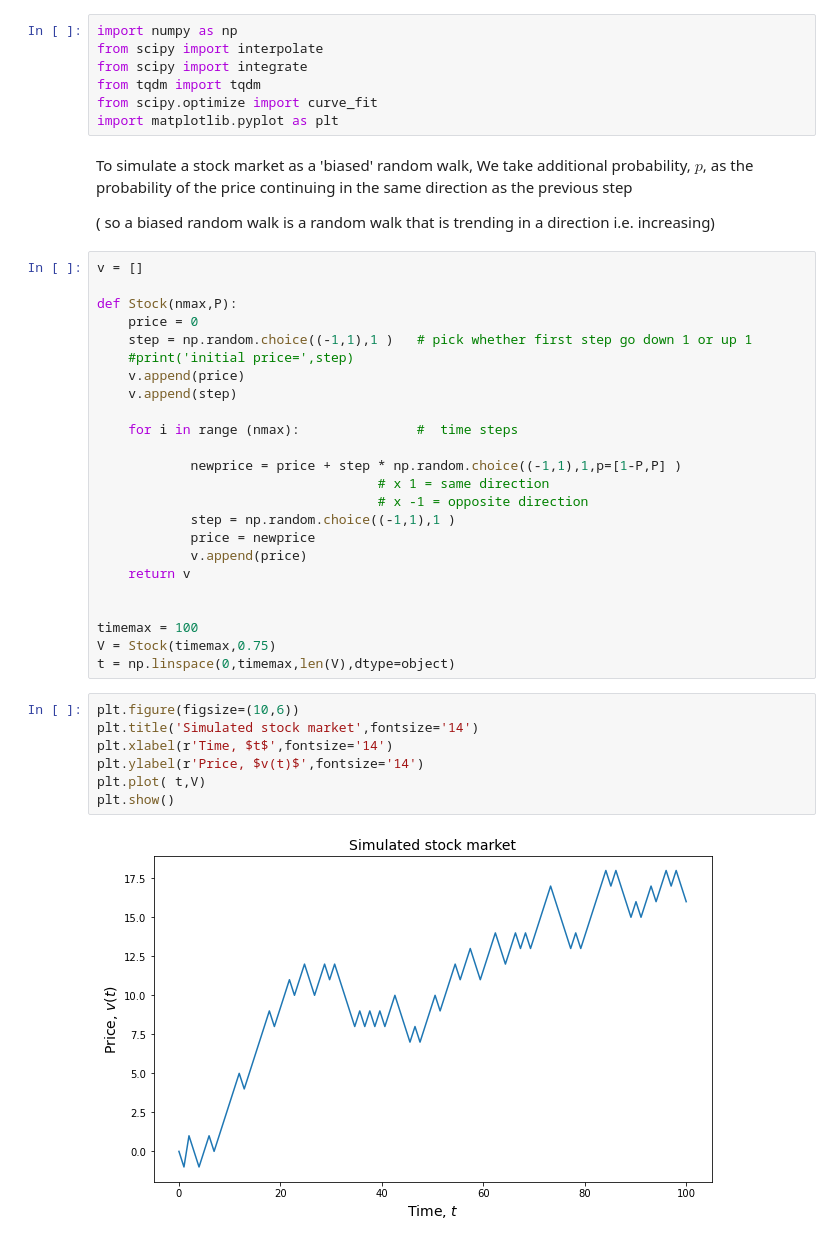
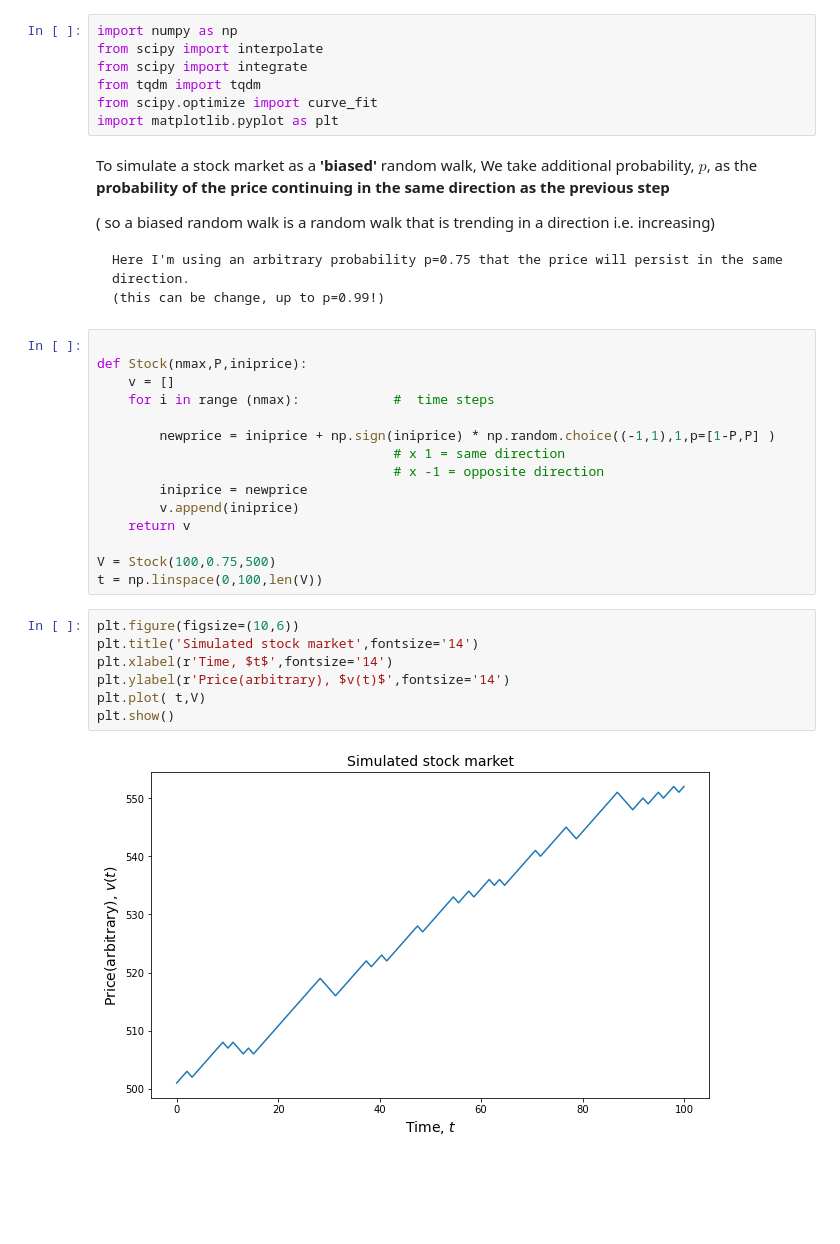
Before and after one commit to kamvanit/DataAnalysisCollection, a Jupyter notebook: Stock Market.ipynb, the cells around one changed output. Saved outputs shown, nothing was run; the diff lists cells and outputs as text; blank space fills up the shorter version.

```diff
--- a/Stock Market.ipynb
+++ b/Stock Market.ipynb
@@ -28,43 +30,37 @@ from tqdm import tqdm
 from scipy.optimize import curve_fit
 import matplotlib.pyplot as plt
 # %% [markdown]
-To simulate a stock market as a 'biased' random walk,
-We take additional probability, $p$, as the probability of the price continuing in the same direction as the previous step
+To simulate a stock market as a **'biased'** random walk,
+We take additional probability, $p$, as the **probability of the price continuing in the same direction as the previous step**
 
 ( so a biased random walk is a random walk that is trending in a direction i.e. increasing)
+
+    Here I'm using an arbitrary probability p=0.75 that the price will persist in the same direction.
+    (this can be change, up to p=0.99!)
 # %%
-v = []
 
-def Stock(nmax,P):
-    price = 0
-    step = np.random.choice((-1,1),1 )   # pick whether first step go down 1 or up 1
-    #print('initial price=',step)
-    v.append(price)
-    v.append(step)
+def Stock(nmax,P,iniprice):
+    v = []
+    for i in range (nmax):            #  time steps
 
-    for i in range (nmax):               #  time steps
-
-            newprice = price + step * np.random.choice((-1,1),1,p=[1-P,P] )
-                                    # x 1 = same direction
-                                    # x -1 = opposite direction
-            step = np.random.choice((-1,1),1 )
-            price = newprice
-            v.append(price)
+        newprice = iniprice + np.sign(iniprice) * np.random.choice((-1,1),1,p=[1-P,P] )
+                                      # x 1 = same direction
+                                      # x -1 = opposite direction
+        iniprice = newprice
+        v.append(iniprice)
     return v
 
-
-timemax = 100
-V = Stock(timemax,0.75)
-t = np.linspace(0,timemax,len(V),dtype=object)
+V = Stock(100,0.75,500)
+t = np.linspace(0,100,len(V))
 # %%
 plt.figure(figsize=(10,6))
 plt.title('Simulated stock market',fontsize='14')
 plt.xlabel(r'Time, $t$',fontsize='14')
-plt.ylabel(r'Price, $v(t)$',fontsize='14')
+plt.ylabel(r'Price(arbitrary), $v(t)$',fontsize='14')
 plt.plot( t,V)
 plt.show()
 # %% [output]
-[figure, old version]
+[figure, new version]
 # %% [markdown]
 ## Hurst exponent
 Is is true that it's nearly impossible to predict the stock market, but one can at least try .. to define correlation between the past and future.
```
Also changed, not shown: parts of 20 cells of this notebook.
